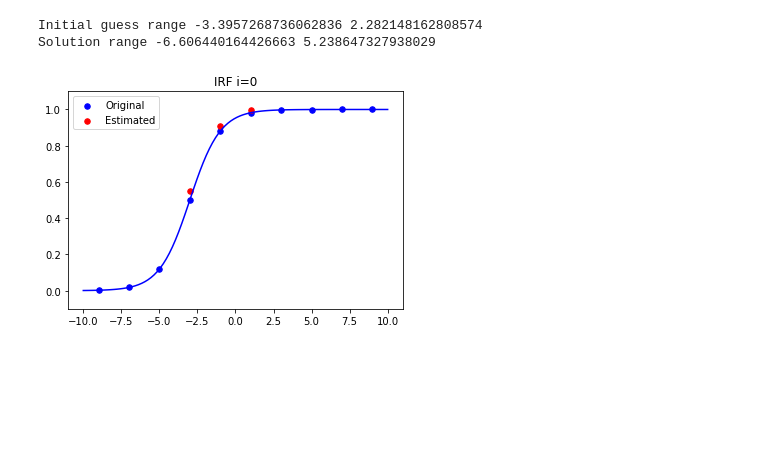
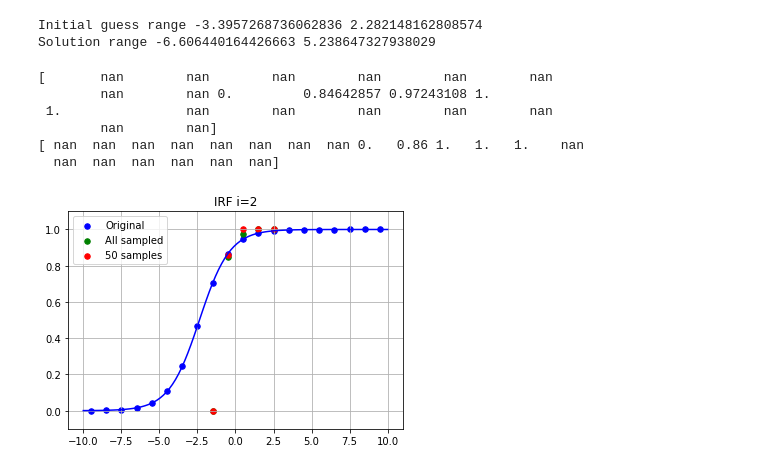
Before and after one commit to ETS-Next-Gen/irt-mcmc, a Jupyter notebook: notebooks/simulate_irt_data.ipynb, the cells around one changed output. Drawn from its saved outputs; the diff is of its cells as text; code cells hidden in the pictures; blank space fills up the shorter version.

```diff
--- a/notebooks/simulate_irt_data.ipynb
+++ b/notebooks/simulate_irt_data.ipynb
@@ -179,13 +176,32 @@ print("Solution range", np.min(theta), np.max(theta))
 # %% [output]
 Initial guess range -3.3957268736062836 2.282148162808574
 Solution range -6.606440164426663 5.238647327938029
-# %%
-ax = plt.gca()
-n = 10
-i = 0
-score, count = nirt.irf.item_response_function(X[:,i], t, c[i], n)
-nirt.simulate.simulate_data.plot_irf(ax, i, (discrimination, b[i], c[i], asym), score, count, n)
-# %% [output]
-[figure, removed]
+# %%
+n = 20
+s = 50
+i = 2 # Item number
+
+bins = nirt.irf.create_bins(t[:, c[i]], n)
+irf = nirt.irf.histogram(X[:,i], bins)
+sampled_bins = nirt.irf.sample_bins(t[:, c[i]], n, s)
+sampled_irf = nirt.irf.histogram(X[:,i], sampled_bins)
+
+ax = plt.gca()
+nirt.simulate.simulate_data.plot_model_irf(ax, i, (discrimination, b[i], c[i], asym),  n, color="blue", label="Original")
+nirt.simulate.simulate_data.plot_discrete_irf(ax, i, irf,  n, color="green", label="All sampled")
+nirt.simulate.simulate_data.plot_discrete_irf(ax, i, sampled_irf,  n, color="red", label="{} samples".format(s))
+ax.grid(True)
+_ = ax.legend()
+
+print(irf[0]/irf[1])
+print(sampled_irf[0]/sampled_irf[1])
+# %% [output]
+[       nan        nan        nan        nan        nan        nan
+        nan        nan 0.         0.84642857 0.97243108 1.
+ 1.                nan        nan        nan        nan        nan
+        nan        nan]
+[ nan  nan  nan  nan  nan  nan  nan  nan 0.   0.86 1.   1.   1.    nan
+  nan  nan  nan  nan  nan  nan]
+[figure, added]
 # %%
 n = 100
```
Also changed, not shown: parts of 5 cells of this notebook, 5 other files.
